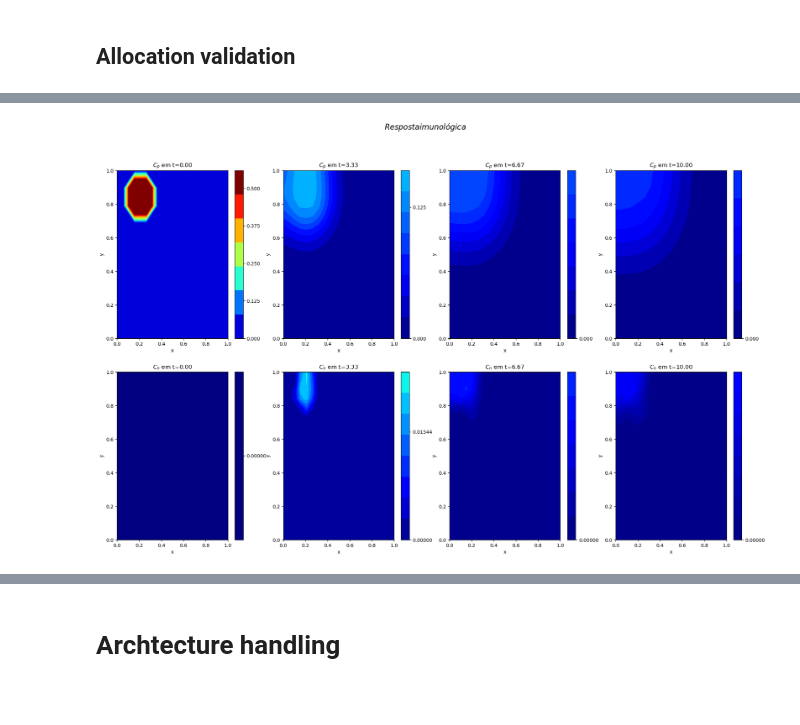
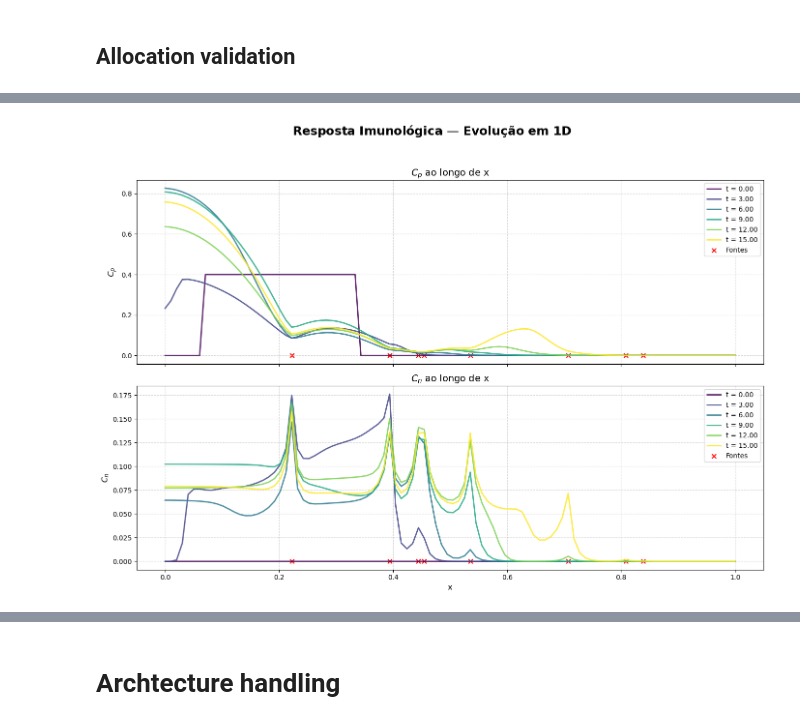
Before and after one commit to Esterci/2D_imune_edema_pinn, a Jupyter notebook: 1D/edp_t_x/pinn_model.ipynb, the cells around one changed output, grey strips where cells are left out. Drawn from its saved outputs; the diff is of its cells as text; code cells hidden in the pictures; blank space fills up the shorter version.

```diff
--- a/1D/edp_t_x/pinn_model.ipynb
+++ b/1D/edp_t_x/pinn_model.ipynb
@@ -414,69 +316,9 @@ plt.show()
-# %%
-Cl, Cp = reduced_target.split(1, dim=1)
-
-Cl = Cl.cpu().detach().numpy().reshape((1000, Cl_fvm.shape[1], Cl_fvm.shape[2]))
-Cp = Cp.cpu().detach().numpy().reshape((1000, Cl_fvm.shape[1], Cl_fvm.shape[2]))
-
-t_np = np.linspace(t_dom[0], t_dom[-1], num=1000, endpoint=True, dtype=np.float32)
-x_np = np.linspace(x_dom[0], x_dom[-1], num=size_x, endpoint=True, dtype=np.float32)
-y_np = np.linspace(y_dom[0], y_dom[-1], num=size_y, endpoint=True, dtype=np.float32)
-
-
-Y, X = np.meshgrid(
-    x_np,
-    y_np,
-)
-
-
-time_plot = np.linspace(0, 1000 - 1, num=4, endpoint=True, dtype=int)
-
-fig = plt.figure(figsize=[6 * len(time_plot), 14])
-
-fig.suptitle("$Resposta imunológica$", fontsize=16)
-
-
-for i, time_inst in enumerate(time_plot):
-
-    # Plotango 3D
-    ax = fig.add_subplot(2, len(time_plot), i + 1)
-
-    vmin = np.min(Cp)
-    vmax = np.max(Cp)
-
-    contour = ax.contourf(
-        X,
-        Y,
-        Cp[time_inst],
-        cmap="jet",
-        vmin=vmin,
-        vmax=vmax,
-    )
-
-    ax.set_title("$C_p$ em t={:.2f}".format(t_np[time_inst]))
-    ax.set_xlabel("x")
-    ax.set_ylabel("y")
-    colobar = fig.colorbar(contour, ticks=np.linspace(vmin, vmax, num=5))
-
-for i, time_inst in enumerate(time_plot):
-    # Plotango 3D
-    ax = fig.add_subplot(2, len(time_plot), i + len(time_plot) * 1 + 1)
-
-    vmin = np.min(Cl)
-    vmax = np.max(Cl)
-
-    contour = ax.contourf(
-        X,
-        Y,
-        Cl[time_inst],
-        cmap="jet",
-        vmin=vmin,
-        vmax=vmax,
-    )
-
-    ax.set_title("$C_n$ em t={:.2f}".format(t_np[time_inst]))
-    ax.set_xlabel("x")
-    ax.set_ylabel("y")
-    colobar = fig.colorbar(contour, ticks=np.linspace(vmin, vmax, num=5))
-plt.show()
-# %% [output]
-[figure, removed]
+# %%
+Cl, Cp = target.split(1, dim=1)
+
+Cl = Cl.cpu().detach().numpy().reshape(Cl_fvm.shape)
+Cp = Cp.cpu().detach().numpy().reshape(Cl_fvm.shape)
+
+plot_results(size_t,size_x,t_dom,x_dom,Cp,Cl,leu_source_points)
+# %% [output]
+[figure, added]
```
Also changed, not shown: parts of 13 cells of this notebook, 5 other files.
